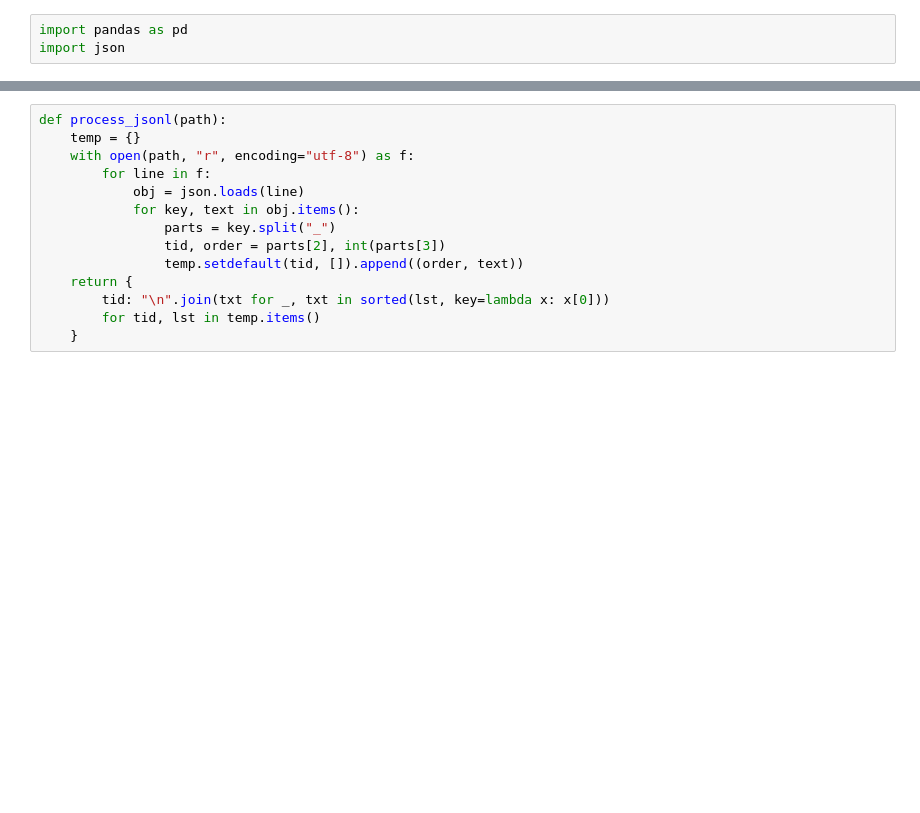
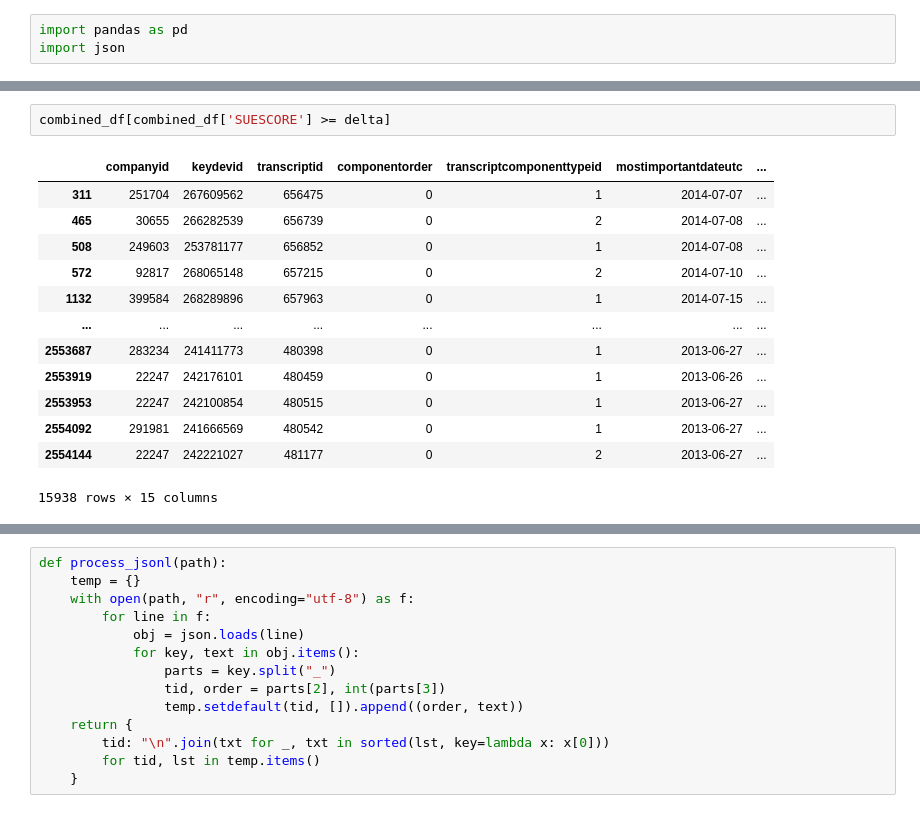
Before and after one commit to Kharasso/surprise_sae, a Jupyter notebook: stats.ipynb, the cells around one changed output, grey strips where cells are left out. Cells and saved outputs as stored; diff of their text form; blank space fills up the shorter version.

```diff
--- a/stats.ipynb
+++ b/stats.ipynb
@@ -3,0 +64,16 @@ import json
+# %%
+combined_df[combined_df['SUESCORE'] >= delta]
+# %% [output]
+|  | companyid | keydevid | transcriptid | componentorder | transcriptcomponenttypeid | mostimportantdateutc | ... |
+| 311 | 251704 | 267609562 | 656475 | 0 | 1 | 2014-07-07 | ... |
+| 465 | 30655 | 266282539 | 656739 | 0 | 2 | 2014-07-08 | ... |
+| 508 | 249603 | 253781177 | 656852 | 0 | 1 | 2014-07-08 | ... |
+| 572 | 92817 | 268065148 | 657215 | 0 | 2 | 2014-07-10 | ... |
+| 1132 | 399584 | 268289896 | 657963 | 0 | 1 | 2014-07-15 | ... |
+| ... | ... | ... | ... | ... | ... | ... | ... |
+| 2553687 | 283234 | 241411773 | 480398 | 0 | 1 | 2013-06-27 | ... |
+| 2553919 | 22247 | 242176101 | 480459 | 0 | 1 | 2013-06-26 | ... |
+| 2553953 | 22247 | 242100854 | 480515 | 0 | 1 | 2013-06-27 | ... |
+| 2554092 | 291981 | 241666569 | 480542 | 0 | 1 | 2013-06-27 | ... |
+| 2554144 | 22247 | 242221027 | 481177 | 0 | 2 | 2013-06-27 | ... |
+15938 rows × 15 columns
```
Also changed, not shown: parts of 5 cells of this notebook, 8 other files.
